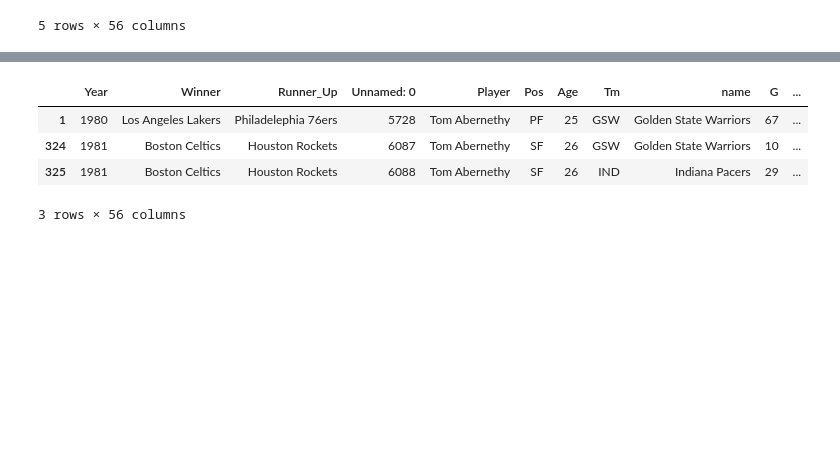
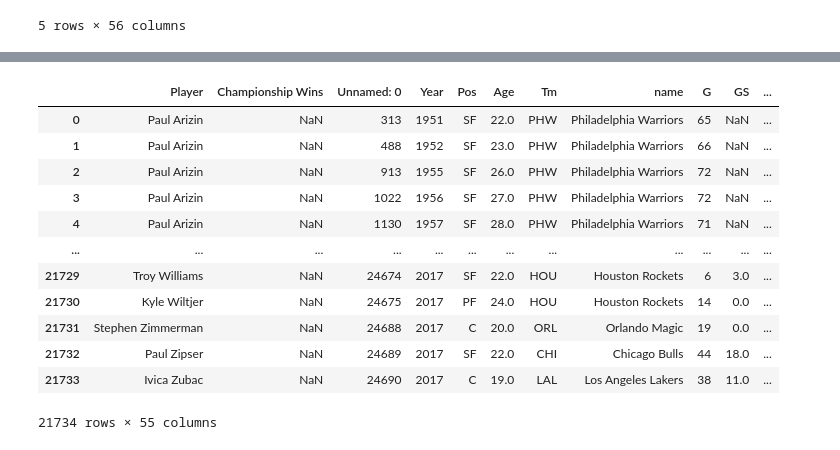
Before and after one commit to caitbeatty/nba_machine_learning, a Jupyter notebook: data_merge.ipynb, the cells around one changed output, grey strips where cells are left out. Saved outputs shown, nothing was run; the diff lists cells and outputs as text; code cells hidden in the pictures; blank space fills up the shorter version.

```diff
--- a/data_merge.ipynb
+++ b/data_merge.ipynb
@@ -176,10 +174,17 @@ runnerup_stats_df
-# %%
-player_name = game_data_complete.loc[(game_data_complete["Player"]== "Tom Abernethy")]
-player_name
-# school_data_complete.loc[((school_data_complete['passing_math']
-# %% [output]
-|  | Year | Winner | Runner_Up | Unnamed: 0 | Player | Pos | Age | Tm | name | G | ... |
-| 1 | 1980 | Los Angeles Lakers | Philadelephia 76ers | 5728 | Tom Abernethy | PF | 25 | GSW | Golden State Warriors | 67 | ... |
-| 324 | 1981 | Boston Celtics | Houston Rockets | 6087 | Tom Abernethy | SF | 26 | GSW | Golden State Warriors | 10 | ... |
-| 325 | 1981 | Boston Celtics | Houston Rockets | 6088 | Tom Abernethy | SF | 26 | IND | Indiana Pacers | 29 | ... |
-3 rows × 56 columns
+# %%
+players_updated_df = pd.merge(winner_stats_df, player_data_df, how="right", on = "Player")
+players_updated_df
+# %% [output]
+|  | Player | Championship Wins | Unnamed: 0 | Year | Pos | Age | Tm | name | G | GS | ... |
+| 0 | Paul Arizin | NaN | 313 | 1951 | SF | 22.0 | PHW | Philadelphia Warriors | 65 | NaN | ... |
+| 1 | Paul Arizin | NaN | 488 | 1952 | SF | 23.0 | PHW | Philadelphia Warriors | 66 | NaN | ... |
+| 2 | Paul Arizin | NaN | 913 | 1955 | SF | 26.0 | PHW | Philadelphia Warriors | 72 | NaN | ... |
+| 3 | Paul Arizin | NaN | 1022 | 1956 | SF | 27.0 | PHW | Philadelphia Warriors | 72 | NaN | ... |
+| 4 | Paul Arizin | NaN | 1130 | 1957 | SF | 28.0 | PHW | Philadelphia Warriors | 71 | NaN | ... |
+| ... | ... | ... | ... | ... | ... | ... | ... | ... | ... | ... | ... |
+| 21729 | Troy Williams | NaN | 24674 | 2017 | SF | 22.0 | HOU | Houston Rockets | 6 | 3.0 | ... |
+| 21730 | Kyle Wiltjer | NaN | 24675 | 2017 | PF | 24.0 | HOU | Houston Rockets | 14 | 0.0 | ... |
+| 21731 | Stephen Zimmerman | NaN | 24688 | 2017 | C | 20.0 | ORL | Orlando Magic | 19 | 0.0 | ... |
+| 21732 | Paul Zipser | NaN | 24689 | 2017 | SF | 22.0 | CHI | Chicago Bulls | 44 | 18.0 | ... |
+| 21733 | Ivica Zubac | NaN | 24690 | 2017 | C | 19.0 | LAL | Los Angeles Lakers | 38 | 11.0 | ... |
+21734 rows × 55 columns
```
Also changed, not shown: parts of 8 cells of this notebook, 1 other file.
